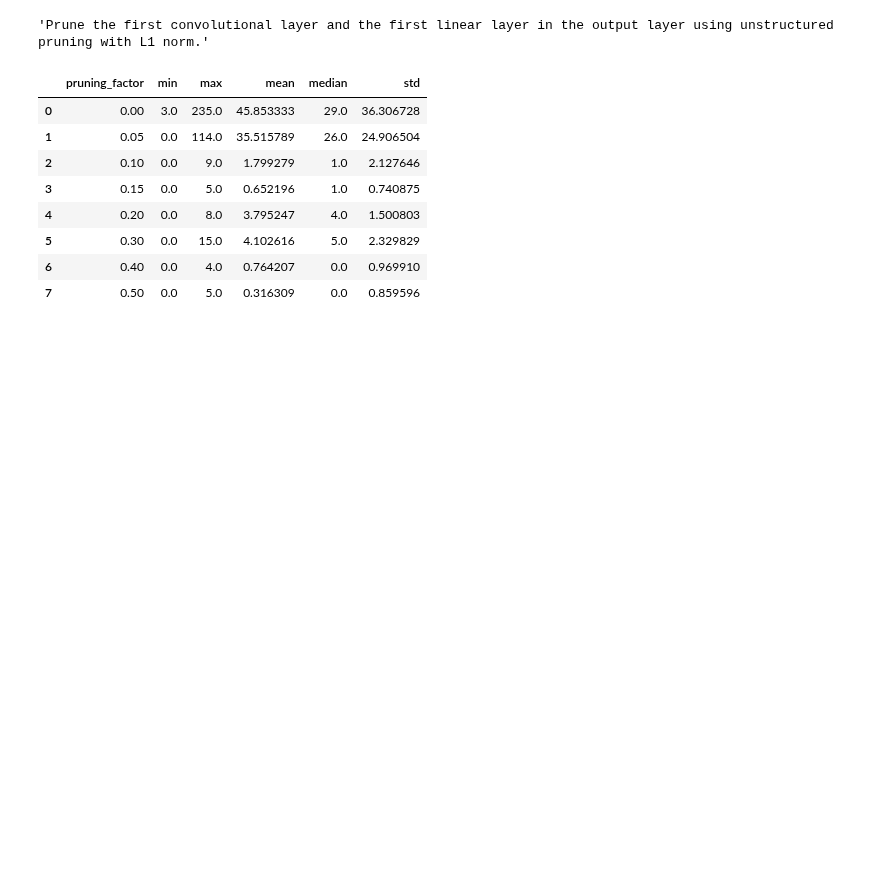
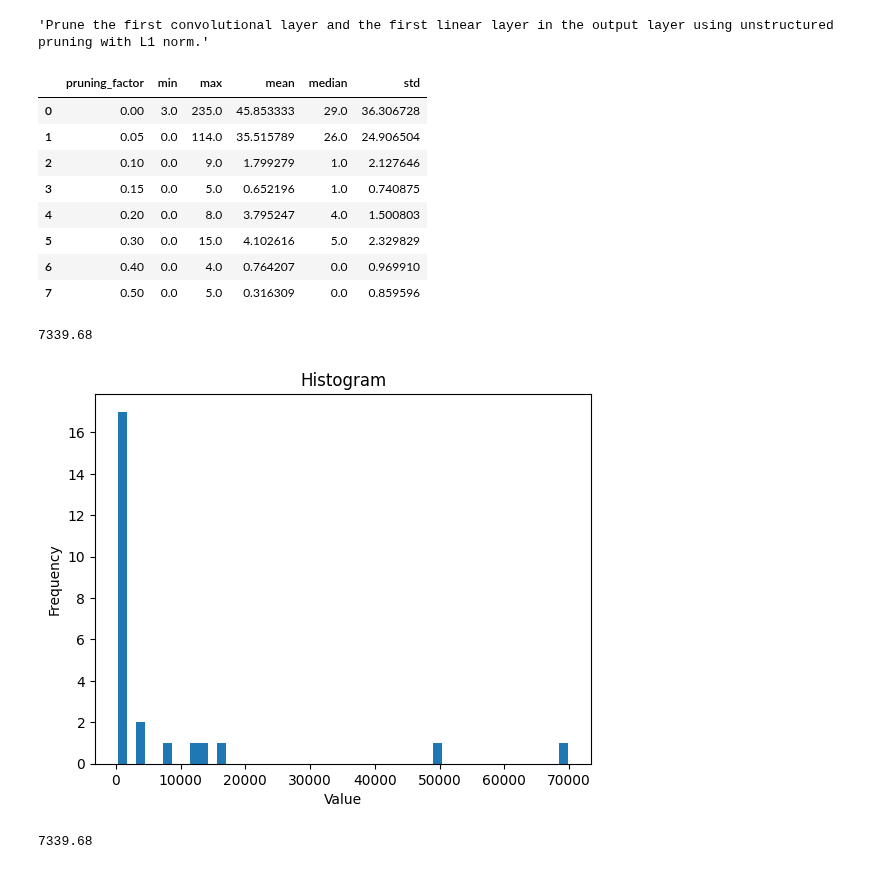
Before and after one commit to mariusdgm/minatar_work, a Jupyter notebook: notebooks/test_pruning.ipynb, the cells around one changed output. Cells and saved outputs as stored; diff of their text form; code cells hidden in the pictures; blank space fills up the shorter version.

```diff
--- a/notebooks/test_pruning.ipynb
+++ b/notebooks/test_pruning.ipynb
@@ -712,3 +712,23 @@ df
 | 5 | 0.30 | 0.0 | 15.0 | 4.102616 | 5.0 | 2.329829 |
 | 6 | 0.40 | 0.0 | 4.0 | 0.764207 | 0.0 | 0.969910 |
 | 7 | 0.50 | 0.0 | 5.0 | 0.316309 | 0.0 | 0.859596 |
+# %%
+import numpy as np
+ex = [4268, 262, 8580, 262, 262, 1496, 262, 262, 262, 262, 262, 262, 262, 13520, 12116, 262, 262, 262, 262, 50096, 3152, 262, 262, 16148, 69924]
+np.nanmean(ex)
+# np.nanmax(ex)
+# %% [output]
+7339.68
+# %%
+import matplotlib.pyplot as plt
+plt.hist(ex, bins=50)
+plt.title("Histogram")
+plt.xlabel("Value")
+plt.ylabel("Frequency")
+plt.show()
+# %% [output]
+[figure, added]
+# %%
+sum(ex)/25
+# %% [output]
+7339.68
```
Also changed, not shown: 5 other files.
